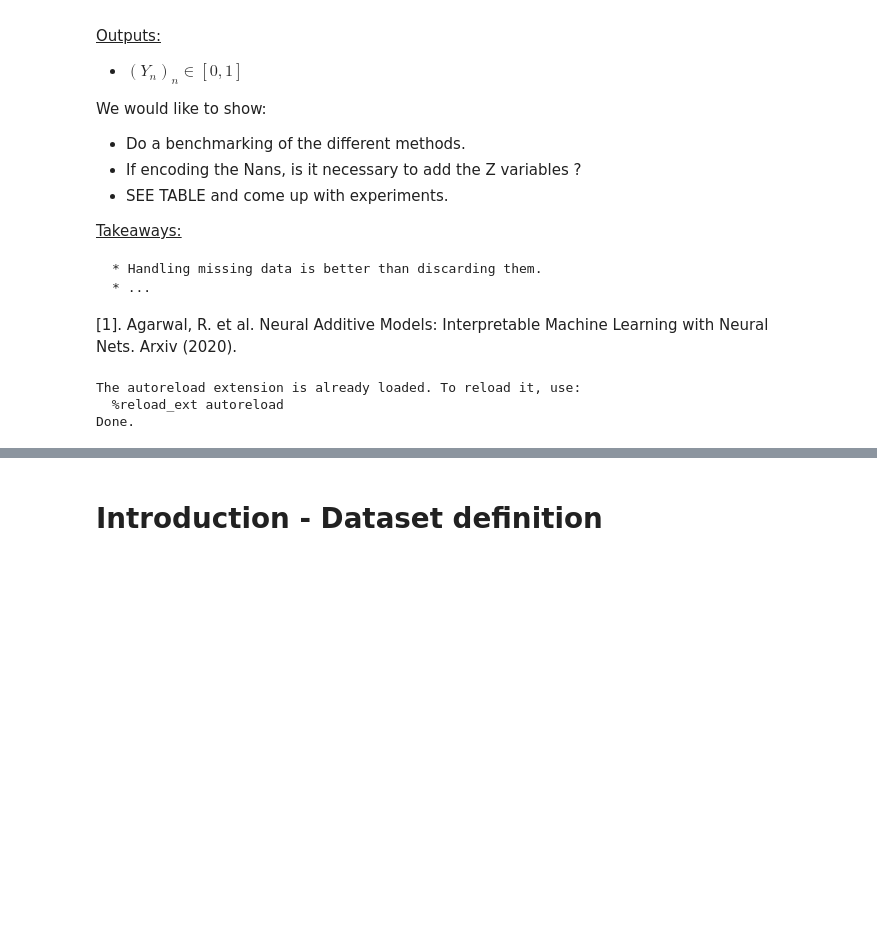
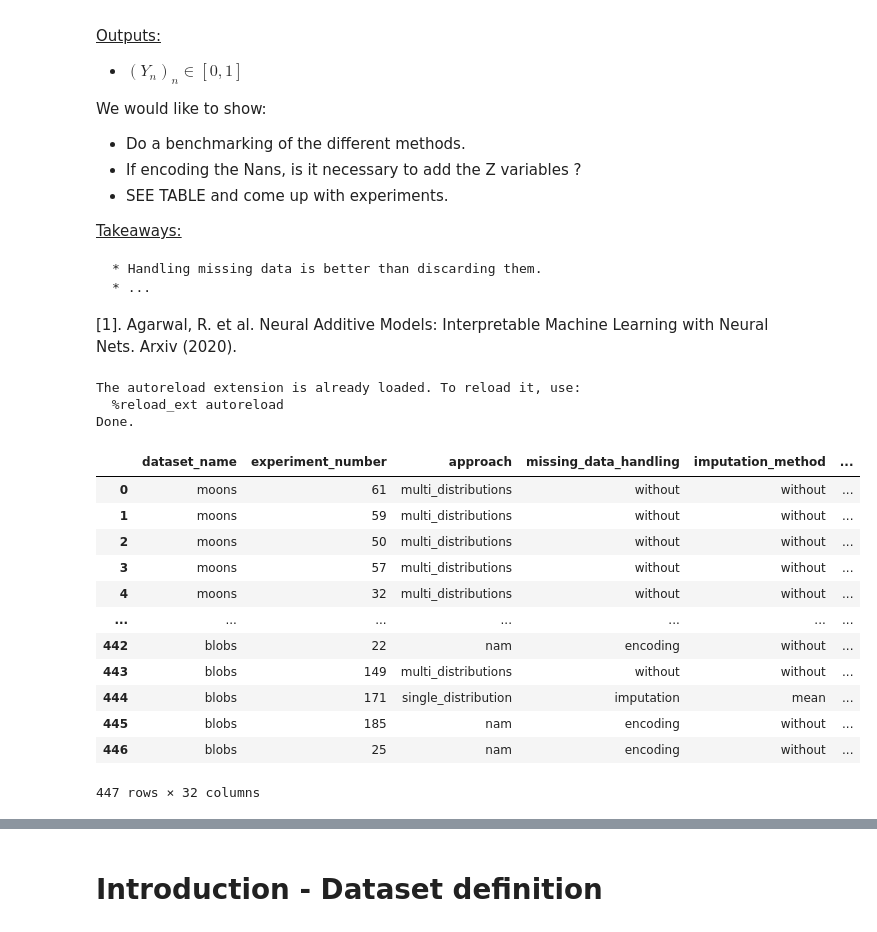
Before and after one commit to matiasdm/notes_on_stats, a Jupyter notebook: doc/notebooks/3_benchmarking.ipynb, the cells around one changed output, grey strips where cells are left out. Saved outputs shown, nothing was run; the diff lists cells and outputs as text; code cells hidden in the pictures; blank space fills up the shorter version.

```diff
--- a/doc/notebooks/3_benchmarking.ipynb
+++ b/doc/notebooks/3_benchmarking.ipynb
@@ -83,0 +59,16 @@ if True:
+# %%
+df
+# %% [output]
+|  | dataset_name | experiment_number | approach | missing_data_handling | imputation_method | ... |
+| 0 | moons | 61 | multi_distributions | without | without | ... |
+| 1 | moons | 59 | multi_distributions | without | without | ... |
+| 2 | moons | 50 | multi_distributions | without | without | ... |
+| 3 | moons | 57 | multi_distributions | without | without | ... |
+| 4 | moons | 32 | multi_distributions | without | without | ... |
+| ... | ... | ... | ... | ... | ... | ... |
+| 442 | blobs | 22 | nam | encoding | without | ... |
+| 443 | blobs | 149 | multi_distributions | without | without | ... |
+| 444 | blobs | 171 | single_distribution | imputation | mean | ... |
+| 445 | blobs | 185 | nam | encoding | without | ... |
+| 446 | blobs | 25 | nam | encoding | without | ... |
+447 rows × 32 columns
```
Also changed, not shown: parts of 5 cells of this notebook, 18 other files.
